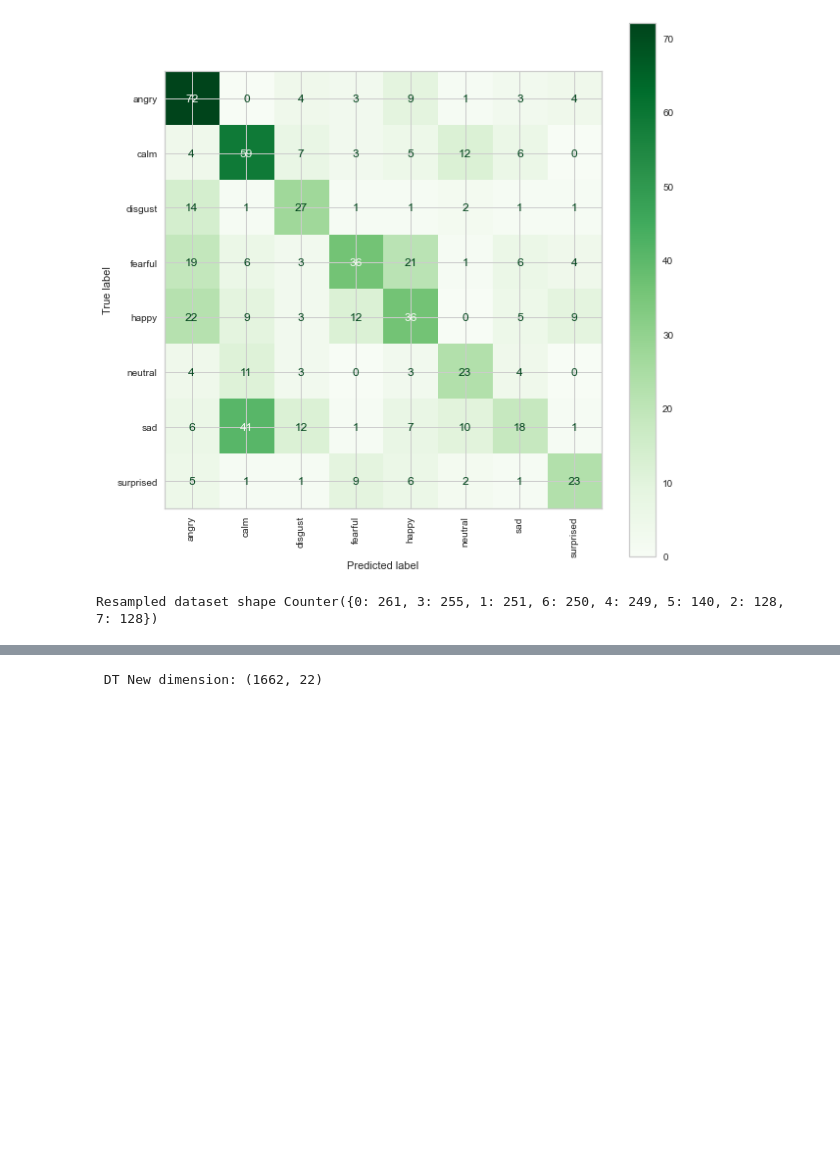
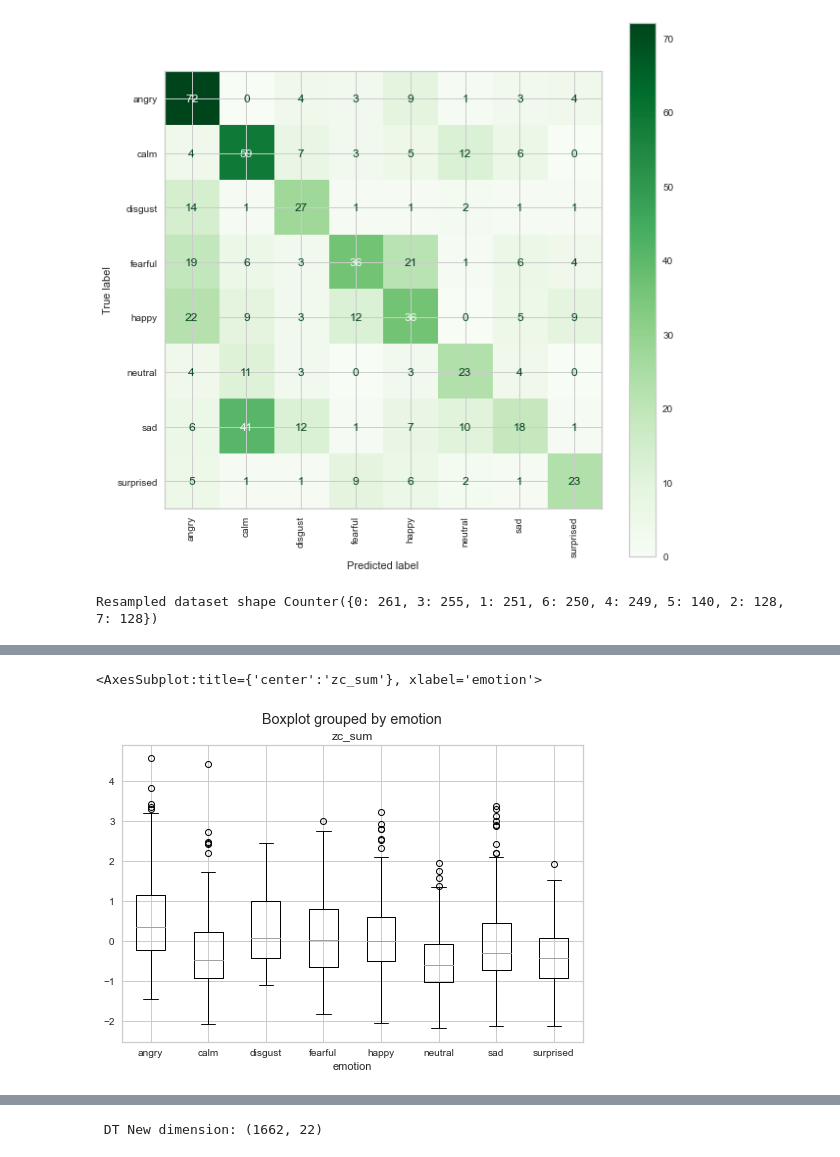
Before and after one commit to Diabelny/Data-Mining-2, a Jupyter notebook: Task2_Advanced_classification/RFE+Random.ipynb, the cells around one changed output, grey strips where cells are left out. Cells and saved outputs as stored; diff of their text form; code cells hidden in the pictures; blank space fills up the shorter version.

Commit message:
Aggiunti boxplots + crosstab

```diff
--- a/Task2_Advanced_classification/RFE+Random.ipynb
+++ b/Task2_Advanced_classification/RFE+Random.ipynb
@@ -125,3 +125,7 @@ X_res, y_res = tl.fit_resample(X_train, y_train)
 print('Resampled dataset shape %s' % Counter(y_res))
 # %% [output]
 Resampled dataset shape Counter({0: 261, 3: 255, 1: 251, 6: 250, 4: 249, 5: 140, 2: 128, 7: 128})
+# %%
+df = pd.DataFrame(X_res,columns=col)
+# %%
+df['emotion'] = y_res
@@ -127,0 +137,2 @@ Resampled dataset shape Counter({0: 261, 3: 255, 1: 251, 6: 250, 4: 249, 5: 140,
+# %%
+df['emotion'] = df['emotion'].map({0:'angry',1:'calm',2:'disgust',3:'fearful',4:'happy',5:'neutral',6:'sad',7:'surprised'})
@@ -127,0 +149,5 @@ Resampled dataset shape Counter({0: 261, 3: 255, 1: 251, 6: 250, 4: 249, 5: 140,
+# %%
+df.boxplot(column=['zc_sum'], by='emotion')
+# %% [output]
+<AxesSubplot:title={'center':'zc_sum'}, xlabel='emotion'>
+[figure, added]
```
Also changed, not shown: parts of 8 cells of this notebook.
